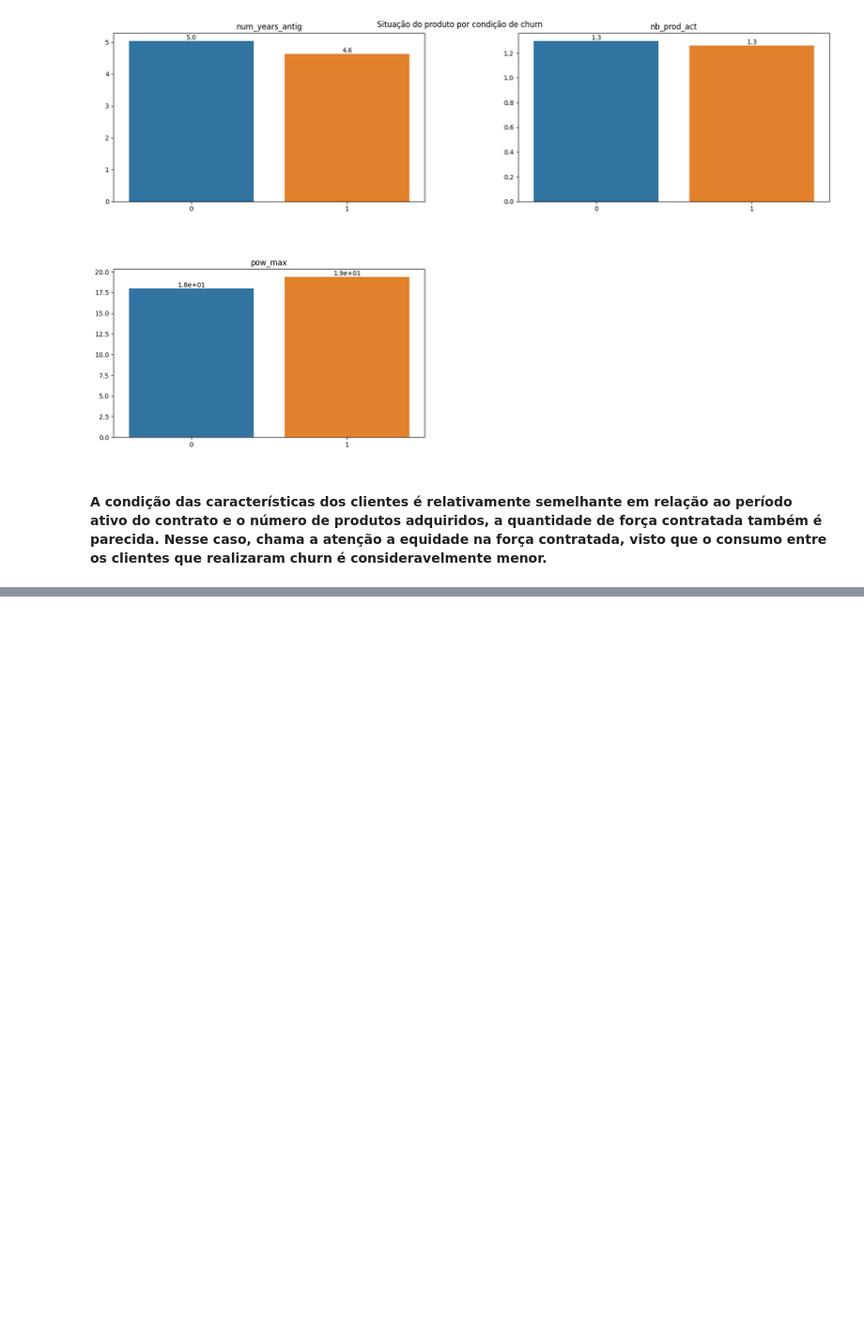
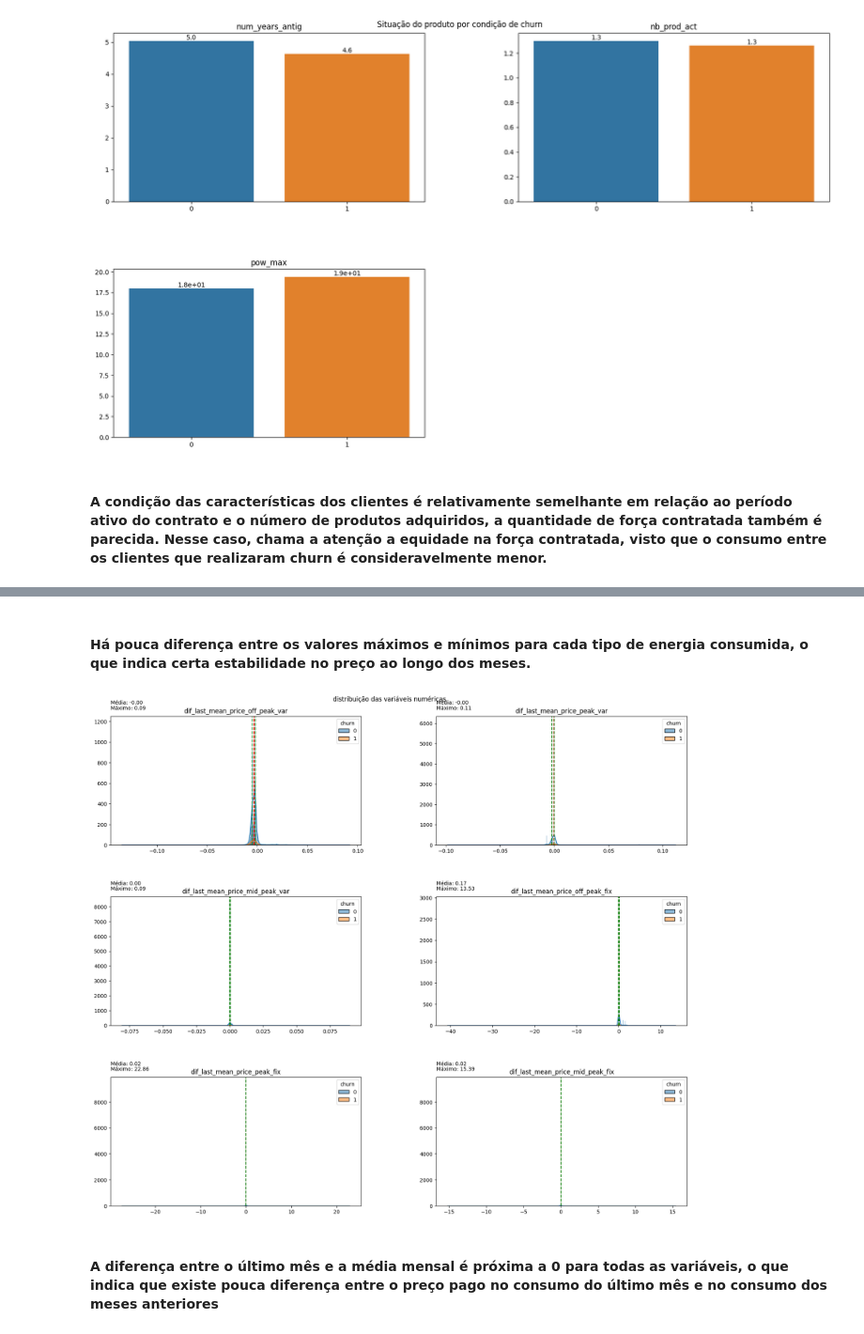
Before and after one commit to LissesCastro/BCG---Experience-Program, a Jupyter notebook: EDA.ipynb, the cells around one changed output, grey strips where cells are left out. Shown at 94% size. Drawn from its saved outputs; the diff is of its cells as text; code cells hidden in the pictures; blank space fills up the shorter version.

```diff
--- a/EDA.ipynb
+++ b/EDA.ipynb
@@ -350,0 +402,8 @@ plot_bar_variaveis(conjunto=vars_produto, dataframe=df_churn_mean, x_var='churn'
+# %% [markdown]
+<h4>Há pouca diferença entre os valores máximos e mínimos para cada tipo de energia consumida, o que indica certa estabilidade no preço ao longo dos meses.</h4>
+# %%
+plot_hist_variaveis(conjunto=dif_last_mean_cols, dataframe=metricas_precos, legend='churn')
+# %% [output]
+[figure, added]
+# %% [markdown]
+<h4>A diferença entre o último mês e a média mensal é próxima a 0 para todas as variáveis, o que indica que existe pouca diferença entre o preço pago no consumo do último mês e no consumo dos meses anteriores</h4>
```
Also changed, not shown: parts of 9 cells of this notebook.
